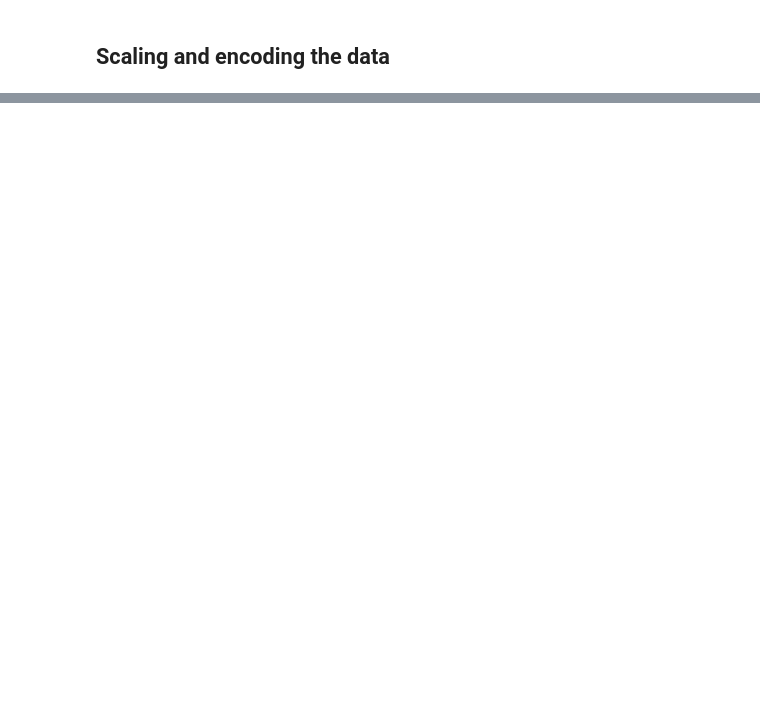
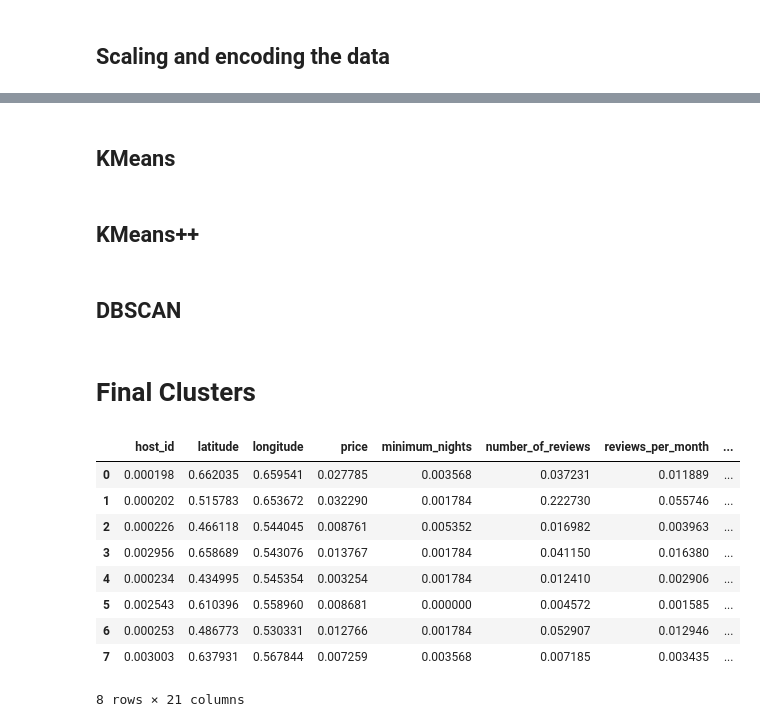
Before and after one commit to aiko-isnt-ded/data-analytics, a Jupyter notebook: notebooks/12cluster_algorithms.ipynb, the cells around one changed output, grey strips where cells are left out. Drawn from its saved outputs; the diff is of its cells as text; code cells hidden in the pictures; blank space fills up the shorter version.

Commit message:
clustering algorithms

```diff
--- a/notebooks/12cluster_algorithms.ipynb
+++ b/notebooks/12cluster_algorithms.ipynb
@@ -102,0 +200,5 @@ Y = scaler.fit_transform(np.array(df['price']).reshape(-1,1))
+# %%
+scaler = MinMaxScaler()
+df_scaled = scaler.fit_transform(df_encoded)
+df_scaled = pd.DataFrame(df_scaled, columns=df_encoded.columns)
+df_scaled.head()
@@ -102,0 +212,51 @@ Y = scaler.fit_transform(np.array(df['price']).reshape(-1,1))
+# %% [markdown]
+## KMeans
+# %%
+k=5
+
+# Initializing the model
+kmeans = KMeans(n_clusters=k, random_state=69)
+# Training the model
+kmeans.fit(df_scaled)
+# Labeling the clusters
+cluster_labels = kmeans.labels_
+df_scaled['cluster_kmeans'] = cluster_labels
+# %% [markdown]
+## KMeans++
+# %%
+# Initializing the model
+kmeans_plus = KMeans(init='k-means++', random_state=69)
+# Training the model
+kmeans_plus.fit(df_scaled)
+# Labeling the clusters
+cluster_labels = kmeans_plus.labels_
+df_scaled['cluster_kmeans_plus'] = cluster_labels
+# %% [markdown]
+## DBSCAN
+# %%
+from sklearn.cluster import DBSCAN
+
+# Initializing DBSCAN
+dbscan = DBSCAN()
+
+# Training the model
+dbscan.fit(df_scaled)
+
+# Labeling the clusters
+cluster_labels = dbscan.labels_
+df_scaled['cluster_dbscan'] = cluster_labels
+# %% [markdown]
+# Final Clusters
+# %%
+df_scaled.head(8)
+# %% [output]
+|  | host_id | latitude | longitude | price | minimum_nights | number_of_reviews | reviews_per_month | ... |
+| 0 | 0.000198 | 0.662035 | 0.659541 | 0.027785 | 0.003568 | 0.037231 | 0.011889 | ... |
+| 1 | 0.000202 | 0.515783 | 0.653672 | 0.032290 | 0.001784 | 0.222730 | 0.055746 | ... |
+| 2 | 0.000226 | 0.466118 | 0.544045 | 0.008761 | 0.005352 | 0.016982 | 0.003963 | ... |
+| 3 | 0.002956 | 0.658689 | 0.543076 | 0.013767 | 0.001784 | 0.041150 | 0.016380 | ... |
+| 4 | 0.000234 | 0.434995 | 0.545354 | 0.003254 | 0.001784 | 0.012410 | 0.002906 | ... |
+| 5 | 0.002543 | 0.610396 | 0.558960 | 0.008681 | 0.000000 | 0.004572 | 0.001585 | ... |
+| 6 | 0.000253 | 0.486773 | 0.530331 | 0.012766 | 0.001784 | 0.052907 | 0.012946 | ... |
+| 7 | 0.003003 | 0.637931 | 0.567844 | 0.007259 | 0.003568 | 0.007185 | 0.003435 | ... |
+8 rows × 21 columns
```
Also changed, not shown: parts of 18 cells of this notebook.
